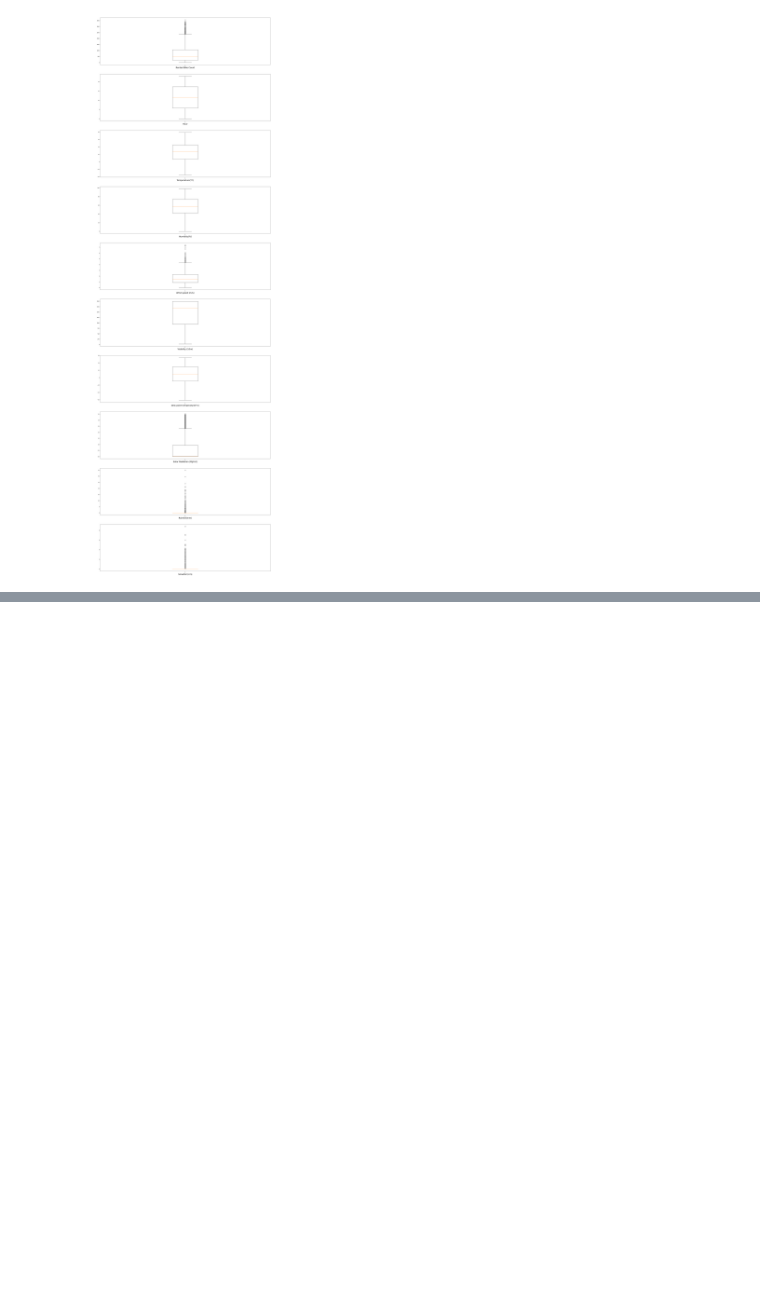
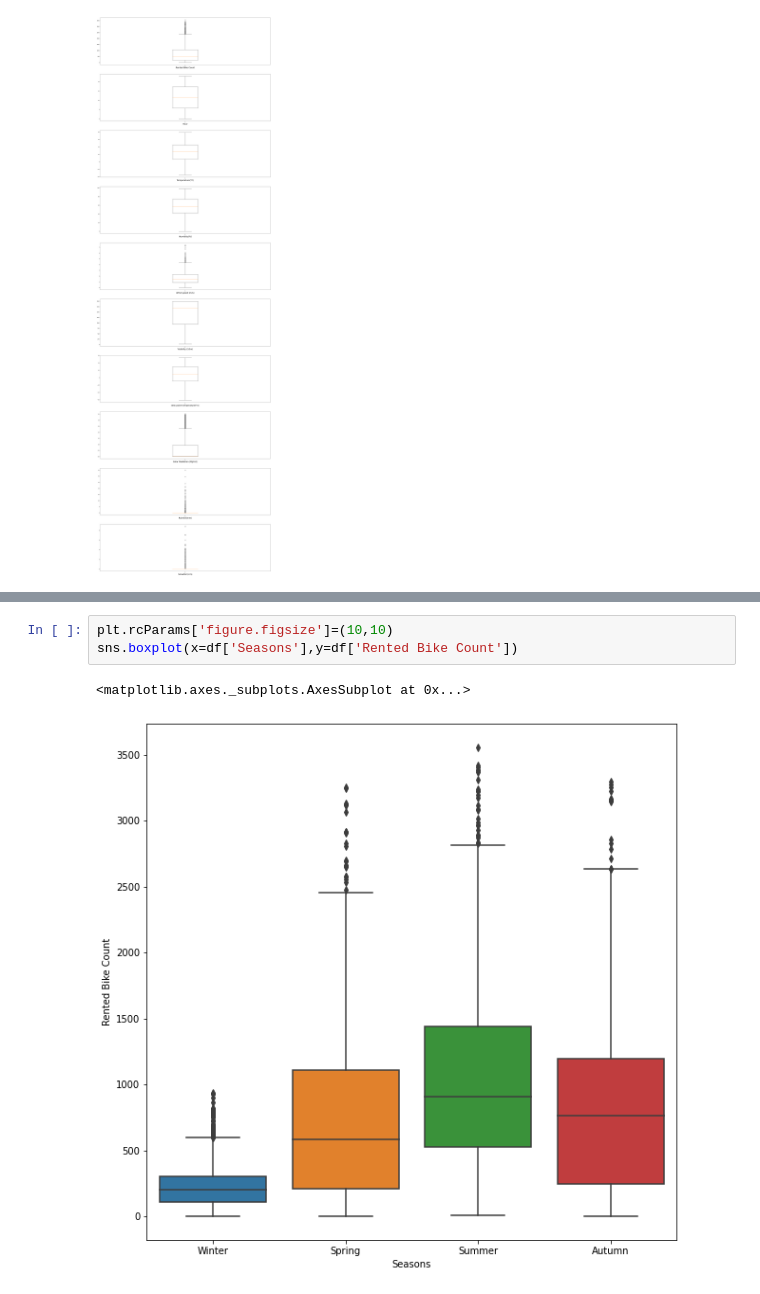
Before and after one commit to shiyasAli/Bike-sharing-demand-prediction, a Jupyter notebook: Copy_of_Bike_Sharing_Demand_Prediction_Capstone_Project.ipynb, the cells around one changed output, grey strips where cells are left out. Cells and saved outputs as stored; diff of their text form; blank space fills up the shorter version.

```diff
--- a/Copy_of_Bike_Sharing_Demand_Prediction_Capstone_Project.ipynb
+++ b/Copy_of_Bike_Sharing_Demand_Prediction_Capstone_Project.ipynb
@@ -161,0 +208,6 @@ for index,feature in enumerate(quantitative_feature_list):
+# %%
+plt.rcParams['figure.figsize']=(10,10)
+sns.boxplot(x=df['Seasons'],y=df['Rented Bike Count'])
+# %% [output]
+<matplotlib.axes._subplots.AxesSubplot at 0x...>
+[figure, added]
```
Also changed, not shown: parts of 11 cells of this notebook.
